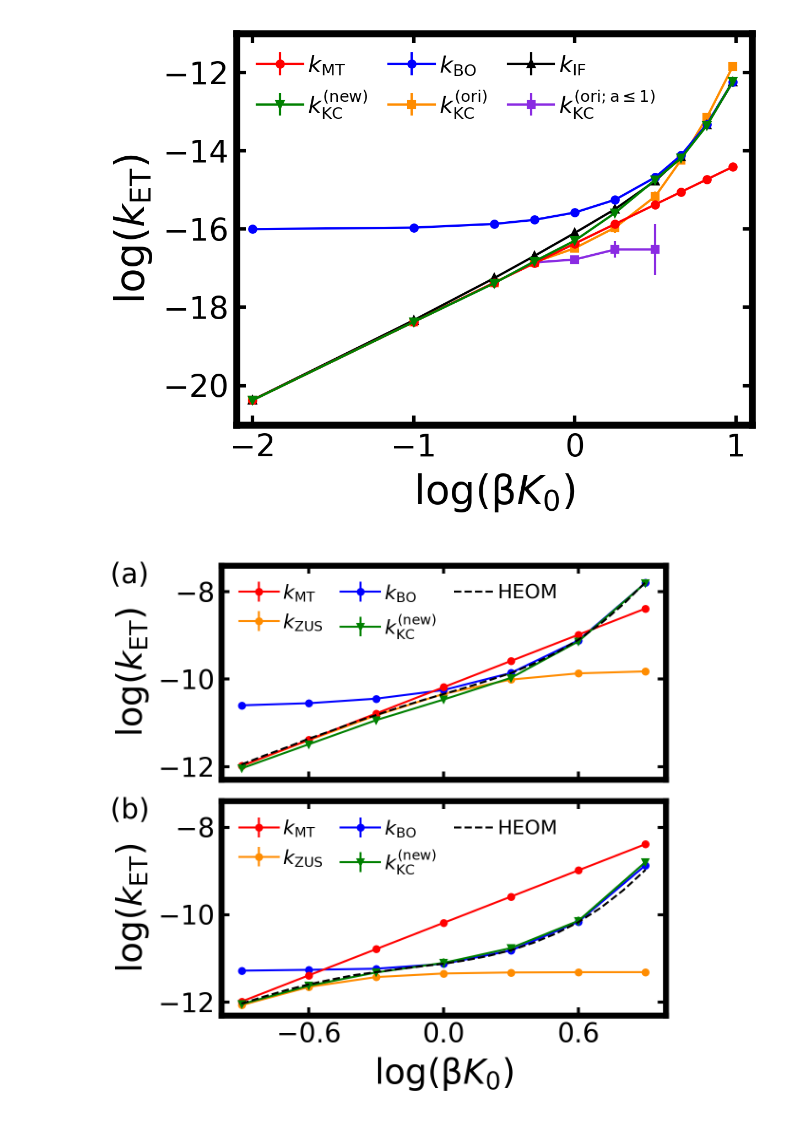
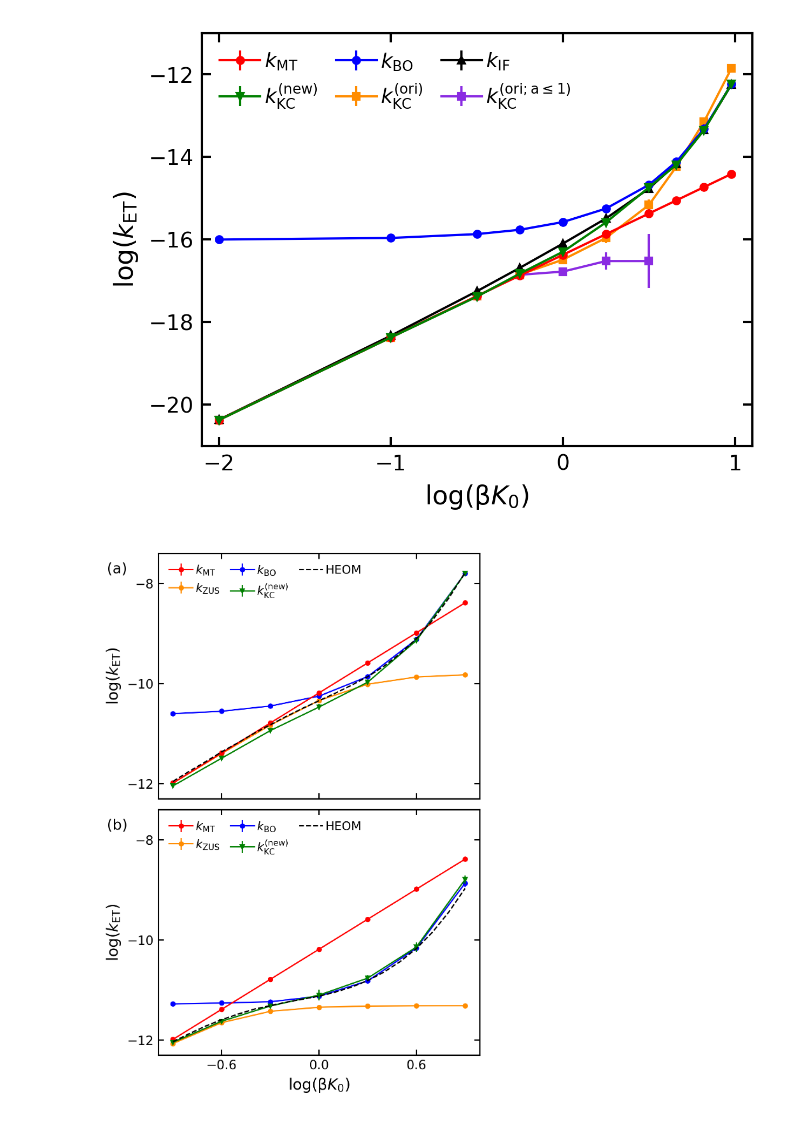
Before and after one commit to suarez-va/kcrpmd_calculations_2025, a Jupyter notebook: kcrpmd_figures/Figures.ipynb, the cells around one changed output. Saved outputs shown, nothing was run; the diff lists cells and outputs as text; code cells hidden in the pictures.

Commit message:
upgraded figures

```diff
--- a/kcrpmd_figures/Figures.ipynb
+++ b/kcrpmd_figures/Figures.ipynb
@@ -35,22 +35,26 @@ plt.rcParams.update({
     'figure.facecolor': 'white',
     'figure.edgecolor': 'white',
     'lines.linewidth': 2,
-    'axes.linewidth': 3,
-    'axes.labelsize': 19,
-    'axes.titlesize': 19,
+    'axes.linewidth': 1.0,
+    'axes.labelsize': 11.5,
+    'axes.titlesize': 11.5,
     'xtick.direction': 'in',
     'xtick.top': True,
     'ytick.direction': 'in',
     'ytick.right': True,
-    'xtick.major.width': 1.5,
-    'ytick.major.width': 1.5,
+    'xtick.major.width': 1.0,
+    'ytick.major.width': 1.0,
     'xtick.major.size': 4,
     'ytick.major.size': 4,
-    'xtick.labelsize': 13.5,
-    'ytick.labelsize': 13.5,
-    'legend.fontsize': 11,
+    'xtick.labelsize': 9.5,
+    'ytick.labelsize': 9.5,
+    'legend.fontsize': 9.5,
     'legend.frameon': False,
 })
+
+# Shared axes margins, chosen to match the published figure style.
+ADJ_1P = dict(left=0.14, right=0.99, top=0.99, bottom=0.14)                 # 1200x900 single panel
+ADJ_2P = dict(left=0.115, right=0.99, top=0.99, bottom=0.10, hspace=0.05)   # 1200x1200 stacked pair
 
 def add_hbar(ax, pi, pf, label, tick_size=0.1, label_offset=0.1, linewidth=1.5, fontsize=10):
     """
@@ -441,15 +444,15 @@ ax.set_xlim(-2.1,1.1)
 ax.set_ylim(-21.0,-11.0)
 ax.set_xticks([-2, -1, 0, 1])
 ax.set_yticks([-20, -18, -16, -14, -12])
-ax.set_xlabel(r"log(β$K_0$)", fontsize = 17.5)
-ax.set_ylabel(r"log($k_{\mathrm{ET}}$)", fontsize = 17.5)
-ax.legend(ncol=3, fontsize=10, loc='upper left', handletextpad=0.2,  columnspacing=0.9)
+ax.set_xlabel(r"log(β$K_0$)", fontsize = 11.5)
+ax.set_ylabel(r"log($k_{\mathrm{ET}}$)", fontsize = 11.5)
+ax.legend(ncol=3, fontsize=9, loc='upper left', handletextpad=0.2,  columnspacing=0.9)
 
-plt.subplots_adjust(left=0.20, right=0.98, top=0.98, bottom=0.19)
+plt.subplots_adjust(**ADJ_1P)
 plt.savefig('fig4.png')
 plt.show()
 # %% [output]
-[figure, old version]
+[figure, new version]
 # %%
 ########################
 ####### FIGURE 5 #######
@@ -555,50 +558,50 @@ for i in range(4,7):
     knewg32_se_arr[i] = knewg32_arr[i] * np.loadtxt("../_sys_A3/kcrpmd_new/" + kcrpmd_new_fix_s_gam_32[i] + "/kappa_data/kappa_se.txt")[-1]
     knewg32_arr[i] *= np.loadtxt("../_sys_A3/kcrpmd_new/" + kcrpmd_new_fix_s_gam_32[i] + "/kappa_data/kappa_avg.txt")[-1]
 
-fig, (ax1, ax2) = plt.subplots(nrows=2, ncols=1, figsize=(4.0, 4.0), sharex=True, sharey=False, dpi=300)
-ax1.text(-0.25, 0.92, "(a)", transform=ax1.transAxes, fontsize=14)
+fig, (ax1, ax2) = plt.subplots(nrows=2, ncols=1, figsize=(4.0, 5.7), sharex=True, sharey=False, dpi=300)
+ax1.text(-0.16, 0.92, "(a)", transform=ax1.transAxes, fontsize=11)
 ax1.set_xlim(-0.99,0.99)
 ax1.set_xticks([-0.6, 0.0, 0.6])
-ax1.set_ylabel(r"log($k_{\mathrm{ET}}$)", fontsize = 17.5)
+ax1.set_ylabel(r"log($k_{\mathrm{ET}}$)", fontsize = 11.5)
 ax1.set_ylim(-12.3,-7.4)
 ax1.set_yticks([-12, -10, -8])
 ax1.errorbar(logKg1_arr, np.log10(kGRg1_arr), kGRg1_arr*0, fmt='o-', markersize=3, linewidth=1, color='r', label=r'$k_\mathrm{MT}$', zorder=5)
 ax1.errorbar(logKg1_arr, np.log10(kZUSg1_arr), kZUSg1_arr*0, fmt='o-', markersize=3, linewidth=1, color='darkorange', label=r'$k_\mathrm{ZUS}$', zorder=2)
 ax1.errorbar(logKg1_arr, np.log10(knewg1_arr), knewg1_se_arr / (knewg1_arr * np.log(10)), fmt='v-', markersize=3, linewidth=1, color='g', label=r'$k_\mathrm{KC}^\mathrm{(new)}$', zorder=6)
 ax1.errorbar(logKg1_arr, np.log10(kBOg1_arr), kBOg1_se_arr / (kBOg1_arr * np.log(10)), fmt='o-', markersize=3, linewidth=1, color='b', label=r'$k_\mathrm{BO}$', zorder=4)
 #ax1.errorbar(logKg1_arr, np.log10(kIFg1_arr), kIFg1_se_arr / (kIFg1_arr * np.log(10)), fmt='^-', markersize=3, linewidth=1, color='k', label=r'$k_\mathrm{IF}$', zorder=3)
 #ax1.plot(logbDg1, logbkg1 - np.log10(beta), 'ko', ms=3, label=r'HEOM', zorder=1)
 ax1.plot(logbD, logbkg1 - np.log10(beta), '--', linewidth=1, color='k', label=r'HEOM', zorder=7)
 handles, labels = ax1.get_legend_handles_labels()
 order = [1, 2, 4, 3, 0]
-ax1.legend([handles[i] for i in order], [labels[i] for i in order], ncol=3, fontsize=10, loc='upper left', handletextpad=0.2, columnspacing=0.9)
-#ax1.legend(ncol=3, fontsize=10, loc='upper left', handletextpad=0.2,  columnspacing=0.9)
+ax1.legend([handles[i] for i in order], [labels[i] for i in order], ncol=3, fontsize=9, loc='upper left', handletextpad=0.2, columnspacing=0.9)
+#ax1.legend(ncol=3, fontsize=9, loc='upper left', handletextpad=0.2,  columnspacing=0.9)
 
 
-ax2.text(-0.25, 0.92, "(b)", transform=ax2.transAxes, fontsize=14)
-ax2.set_xlabel(r"log(β$K_0$)", fontsize = 17.5)
+ax2.text(-0.16, 0.92, "(b)", transform=ax2.transAxes, fontsize=11)
+ax2.set_xlabel(r"log(β$K_0$)", fontsize = 11.5)
 ax2.set_xlim(-0.99,0.99)
 ax2.set_xticks([-0.6, 0.0, 0.6])
-ax2.set_ylabel(r"log($k_{\mathrm{ET}}$)", fontsize = 17.5)
+ax2.set_ylabel(r"log($k_{\mathrm{ET}}$)", fontsize = 11.5)
 ax2.set_ylim(-12.3,-7.4)
 ax2.set_yticks([-12, -10, -8])
 ax2.errorbar(logKg32_arr, np.log10(kGRg32_arr), kGRg32_arr*0, fmt='o-', markersize=3, linewidth=1, color='r', label=r'$k_\mathrm{MT}$', zorder=5)
 ax2.errorbar(logKg32_arr, np.log10(kZUSg32_arr), kZUSg32_arr*0, fmt='o-', markersize=3, linewidth=1, color='darkorange', label=r'$k_\mathrm{ZUS}$', zorder=2)
 ax2.errorbar(logKg32_arr, np.log10(knewg32_arr), knewg32_se_arr / (knewg32_arr * np.log(10)), fmt='v-', markersize=3, linewidth=1, color='g', label=r'$k_\mathrm{KC}^\mathrm{(new)}$', zorder=6)
 ax2.errorbar(logKg32_arr, np.log10(kBOg32_arr), kBOg32_se_arr / (kBOg32_arr * np.log(10)), fmt='o-', markersize=3, linewidth=1, color='b', label=r'$k_\mathrm{BO}$', zorder=4)
 #ax2.errorbar(logKg32_arr, np.log10(kIFg32_arr), kIFg32_se_arr / (kIFg32_arr * np.log(10)), fmt='^-', markersize=3, linewidth=1, color='k', label=r'$k_\mathrm{IF}$', zorder=3)
 #ax2.plot(logbD, logbkg32 - np.log10(beta), 'ko', ms=3, label=r'HEOM', zorder=7)
 ax2.plot(logbD, logbkg32 - np.log10(beta), '--', linewidth=1, color='k', label=r'HEOM', zorder=7)
 handles, labels = ax1.get_legend_handles_labels()
 order = [1, 2, 4, 3, 0]
-ax2.legend([handles[i] for i in order], [labels[i] for i in order], ncol=3, fontsize=10, loc='upper left', handletextpad=0.2, columnspacing=0.9)
-#ax2.legend(ncol=3, fontsize=10, loc='upper left', handletextpad=0.2, columnspacing=0.9)
+ax2.legend([handles[i] for i in order], [labels[i] for i in order], ncol=3, fontsize=9, loc='upper left', handletextpad=0.2, columnspacing=0.9)
+#ax2.legend(ncol=3, fontsize=9, loc='upper left', handletextpad=0.2, columnspacing=0.9)
 
-plt.subplots_adjust(hspace=0.1, left=0.20, right=0.98, top=0.98, bottom=0.19)
+plt.subplots_adjust(hspace=0.045, left=0.15, right=0.99, top=0.995, bottom=0.075)
 plt.savefig('fig5.png')
 plt.show()
 # %% [output]
-[figure, old version]
+[figure, new version]
 # %%
 ########################
 ####### FIGURE 6 #######
```
Also changed, not shown: parts of 7 cells of this notebook, 9 other files.
